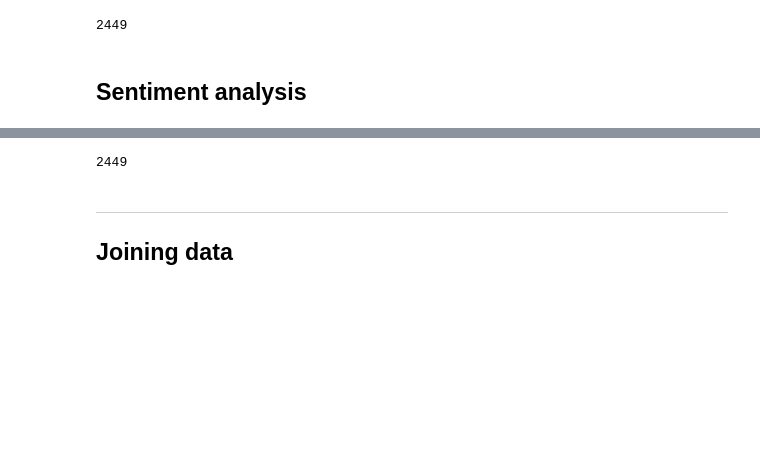
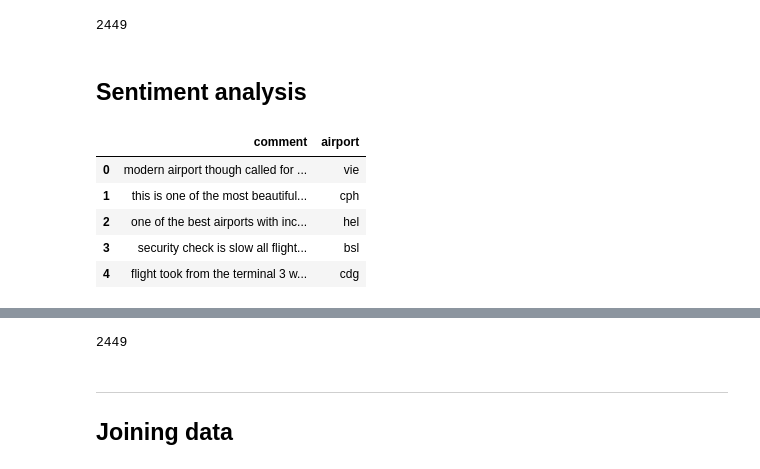
Before and after one commit to Jihed503/Flights_delay_prediction_system, a Jupyter notebook: processing.ipynb, the cells around one changed output, grey strips where cells are left out. Drawn from its saved outputs; the diff is of its cells as text; code cells hidden in the pictures; blank space fills up the shorter version.

```diff
--- a/processing.ipynb
+++ b/processing.ipynb
@@ -632,6 +632,15 @@ reviews_df.show()
 
 # Convert to Pandas DataFrame
 reviews_df = reviews_df.toPandas()
+# %%
+reviews_df.head()
+# %% [output]
+|  | comment | airport |
+| 0 | modern airport though called for ... | vie |
+| 1 | this is one of the most beautiful... | cph |
+| 2 | one of the best airports with inc... | hel |
+| 3 | security check is slow all flight... | bsl |
+| 4 | flight took from the terminal 3 w... | cdg |
 # %%
 # Apply the classify_comment function to each comment
 sentiments = [classify_comment(comment) for comment in reviews_df['comment']]
```
Also changed, not shown: parts of 1 cell of this notebook, 24 other files.
